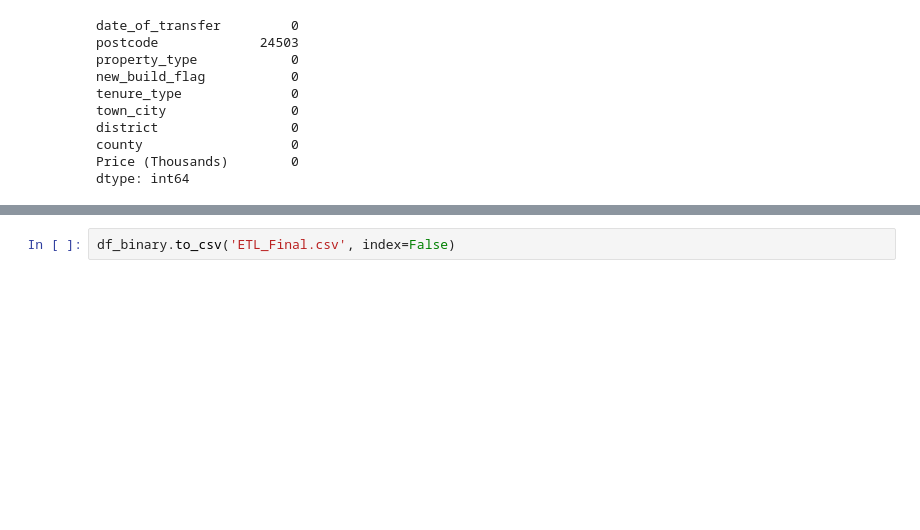
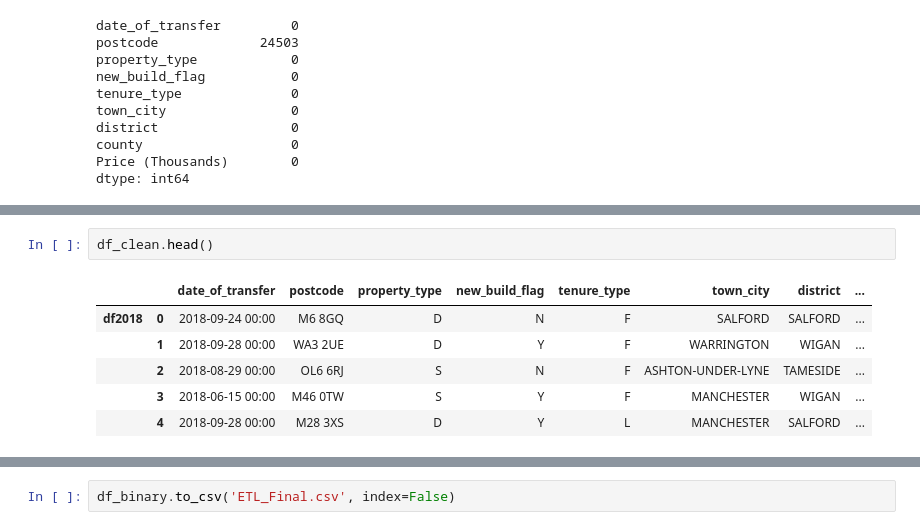
Before and after one commit to Tom-Kerrison/Housing-Price-Predictor, a Jupyter notebook: ETL.ipynb, the cells around one changed output, grey strips where cells are left out. Drawn from its saved outputs; the diff is of its cells as text; blank space fills up the shorter version.

```diff
--- a/ETL.ipynb
+++ b/ETL.ipynb
@@ -105,5 +105,14 @@ df_clean.describe()
 | 50% | 2.600000e+02 |
 | 75% | 4.000000e+02 |
 | max | 9.000000e+05 |
+# %%
+df_clean.head()
+# %% [output]
+|  |  | date_of_transfer | postcode | property_type | new_build_flag | tenure_type | town_city | district | ... |
+| df2018 | 0 | 2018-09-24 00:00 | M6 8GQ | D | N | F | SALFORD | SALFORD | ... |
+|  | 1 | 2018-09-28 00:00 | WA3 2UE | D | Y | F | WARRINGTON | WIGAN | ... |
+|  | 2 | 2018-08-29 00:00 | OL6 6RJ | S | N | F | ASHTON-UNDER-LYNE | TAMESIDE | ... |
+|  | 3 | 2018-06-15 00:00 | M46 0TW | S | Y | F | MANCHESTER | WIGAN | ... |
+|  | 4 | 2018-09-28 00:00 | M28 3XS | D | Y | L | MANCHESTER | SALFORD | ... |
 # %%
 df_binary = pd.get_dummies(df_clean, dtype=int, columns=['tenure_type','new_build_flag', 'property_type'])
```
Also changed, not shown: parts of 8 cells of this notebook.
